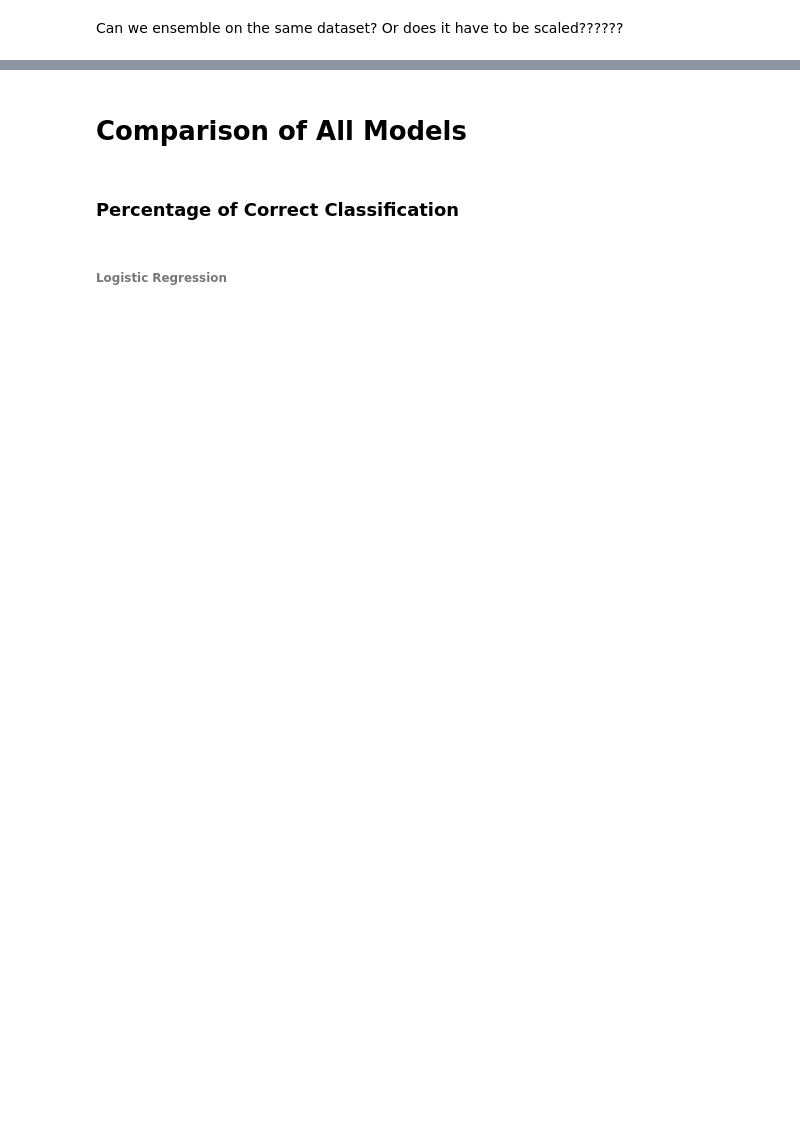
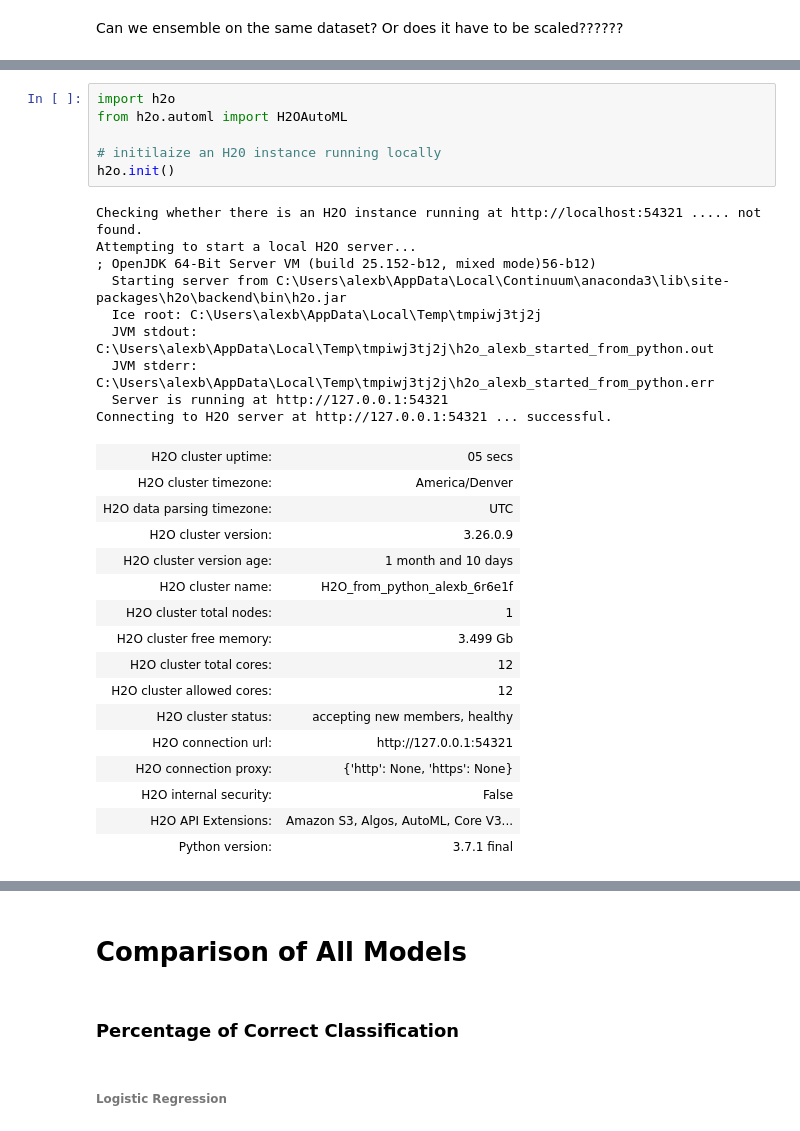
Before and after one commit to abender14/Blockchain-Capstone, a Jupyter notebook: CAPSTONE/ML_Model.ipynb, the cells around one changed output, grey strips where cells are left out. Drawn from its saved outputs; the diff is of its cells as text; blank space fills up the shorter version.

```diff
--- a/CAPSTONE/ML_Model.ipynb
+++ b/CAPSTONE/ML_Model.ipynb
@@ -864,0 +874,32 @@ Can we ensemble on the same dataset? Or does it have to be scaled??????
+# %%
+import h2o
+from h2o.automl import H2OAutoML
+
+# initilaize an H20 instance running locally
+h2o.init()
+# %% [output]
+Checking whether there is an H2O instance running at http://localhost:54321 ..... not found.
+Attempting to start a local H2O server...
+; OpenJDK 64-Bit Server VM (build 25.152-b12, mixed mode)56-b12)
+  Starting server from C:\Users\alexb\AppData\Local\Continuum\anaconda3\lib\site-packages\h2o\backend\bin\h2o.jar
+  Ice root: C:\Users\alexb\AppData\Local\Temp\tmpiwj3tj2j
+  JVM stdout: C:\Users\alexb\AppData\Local\Temp\tmpiwj3tj2j\h2o_alexb_started_from_python.out
+  JVM stderr: C:\Users\alexb\AppData\Local\Temp\tmpiwj3tj2j\h2o_alexb_started_from_python.err
+  Server is running at http://127.0.0.1:54321
+Connecting to H2O server at http://127.0.0.1:54321 ... successful.
+| H2O cluster uptime: | 05 secs |
+| H2O cluster timezone: | America/Denver |
+| H2O data parsing timezone: | UTC |
+| H2O cluster version: | 3.26.0.9 |
+| H2O cluster version age: | 1 month and 10 days |
+| H2O cluster name: | H2O_from_python_alexb_6r6e1f |
+| H2O cluster total nodes: | 1 |
+| H2O cluster free memory: | 3.499 Gb |
+| H2O cluster total cores: | 12 |
+| H2O cluster allowed cores: | 12 |
+| H2O cluster status: | accepting new members, healthy |
+| H2O connection url: | http://127.0.0.1:54321 |
+| H2O connection proxy: | {'http': None, 'https': None} |
+| H2O internal security: | False |
+| H2O API Extensions: | Amazon S3, Algos, AutoML, Core V3... |
+| Python version: | 3.7.1 final |
```
Also changed, not shown: parts of 68 cells of this notebook, 2 other files.
